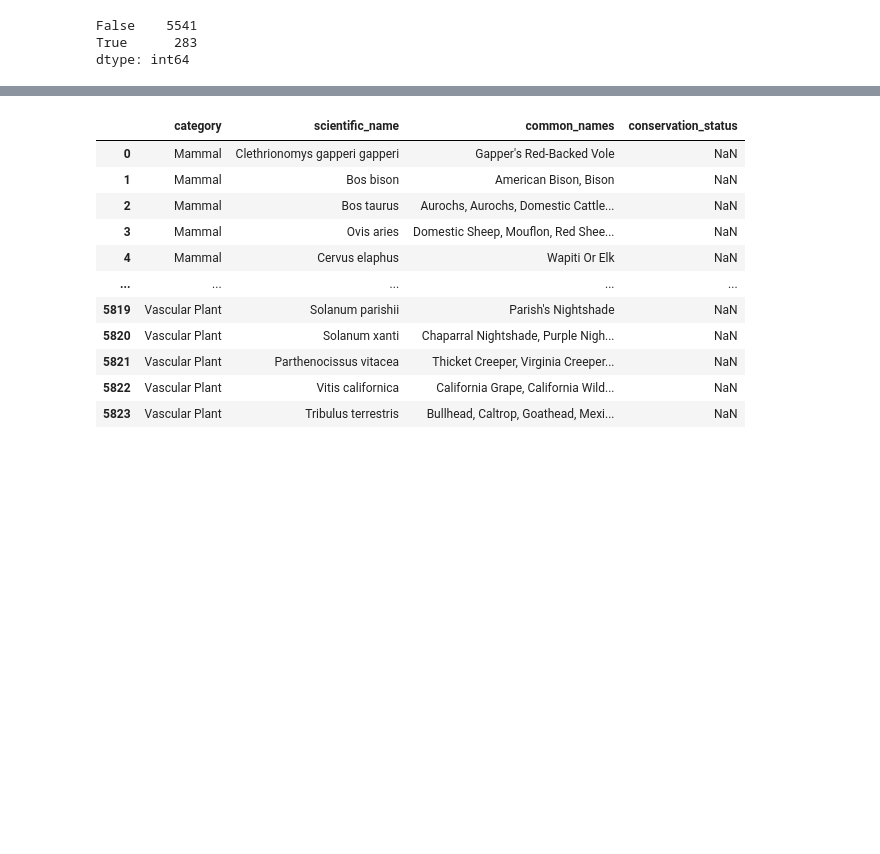
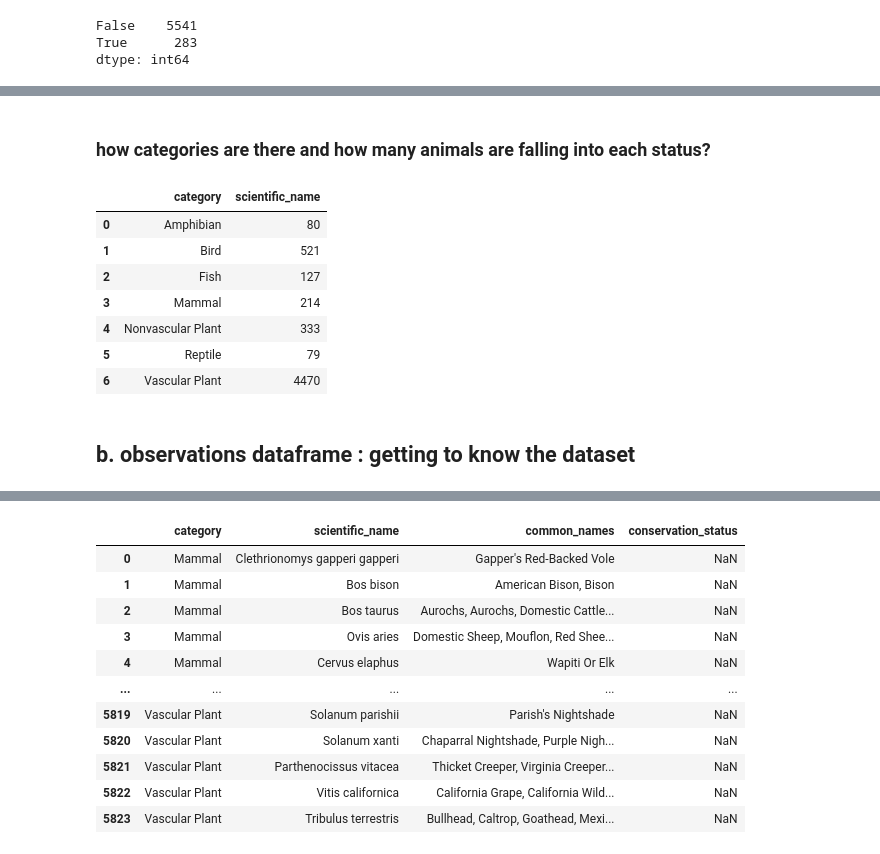
Before and after one commit to feelzoo/Biodiversity, a Jupyter notebook: biodiversity.ipynb, the cells around one changed output, grey strips where cells are left out. Saved outputs shown, nothing was run; the diff lists cells and outputs as text; code cells hidden in the pictures; blank space fills up the shorter version.

```diff
--- a/biodiversity.ipynb
+++ b/biodiversity.ipynb
@@ -127,0 +144,16 @@ obs
+# %% [markdown]
+### <b>how categories are there and how many animals are falling into each status?
+# %%
+#group by category
+bio.groupby('category').scientific_name.count().reset_index()
+# %% [output]
+|  | category | scientific_name |
+| 0 | Amphibian | 80 |
+| 1 | Bird | 521 |
+| 2 | Fish | 127 |
+| 3 | Mammal | 214 |
+| 4 | Nonvascular Plant | 333 |
+| 5 | Reptile | 79 |
+| 6 | Vascular Plant | 4470 |
+# %% [markdown]
+## b. observations dataframe : getting to know the dataset
```
Also changed, not shown: parts of 26 cells of this notebook.
